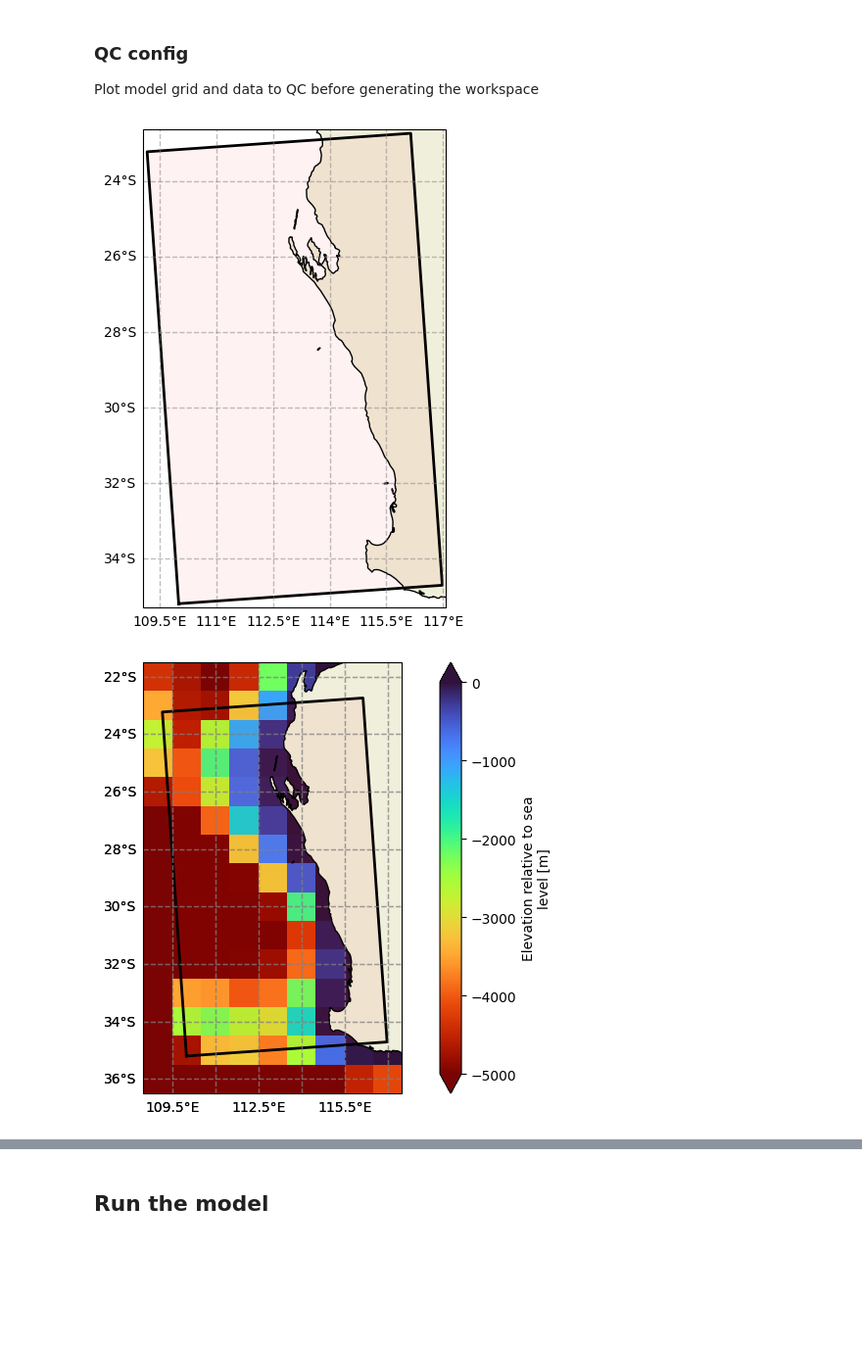
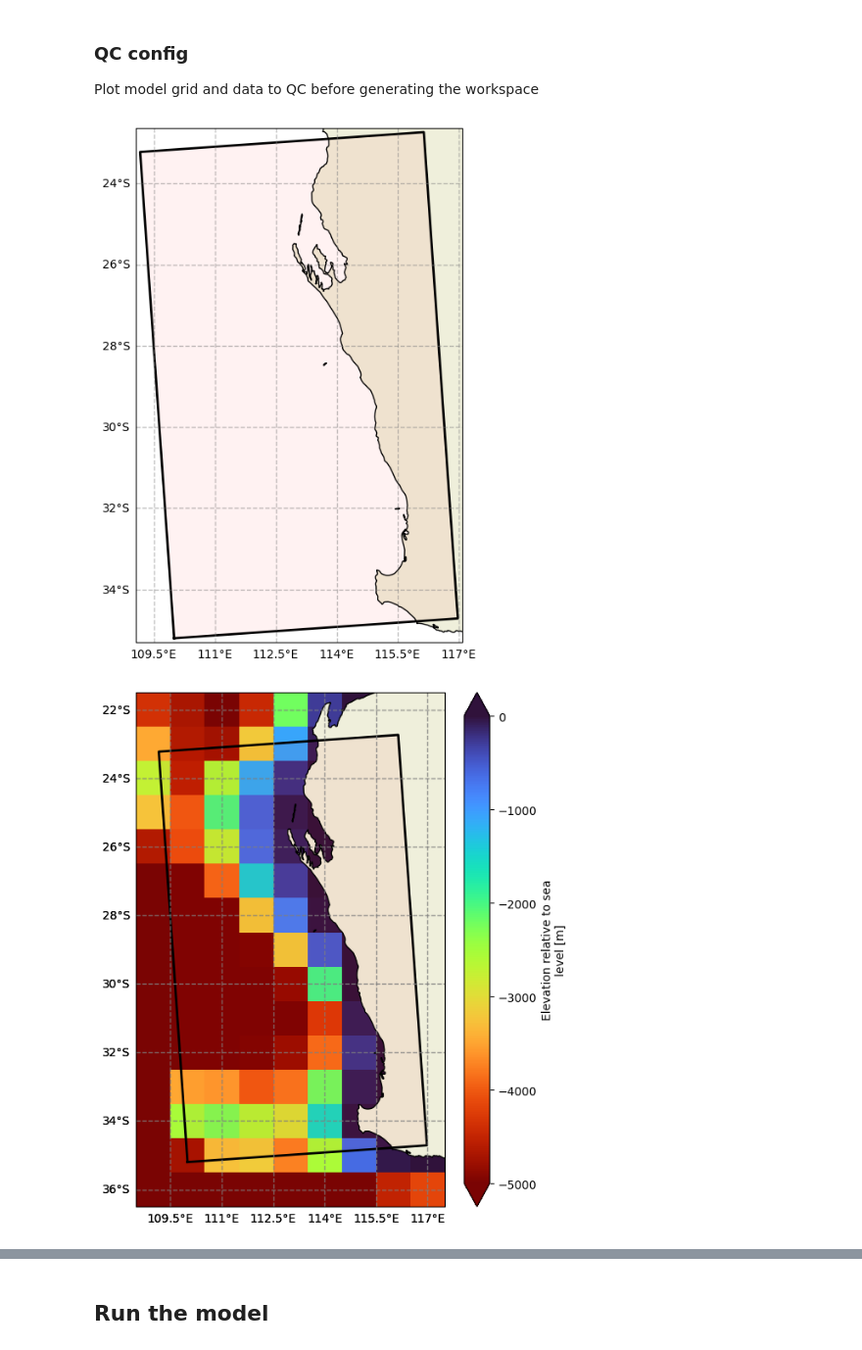
Before and after one commit to sppigot/rompy, a Jupyter notebook: notebooks/swan/example_declarative.ipynb, the cells around one changed output, grey strips where cells are left out. Shown at 98% size. Saved outputs shown, nothing was run; the diff lists cells and outputs as text; code cells hidden in the pictures; blank space fills up the shorter version.

Commit message:
Allow defining figure size in plot methods

```diff
--- a/notebooks/swan/example_declarative.ipynb
+++ b/notebooks/swan/example_declarative.ipynb
@@ -44,18 +44,18 @@ Plot model grid and data to QC before generating the workspace
 # %%
 # Model grid
 
-fig, ax = run.config.grid.plot()
+fig, ax = run.config.grid.plot(fscale=8)
 # %% [output]
-[figure, old version]
+[figure, new version]
 # %%
 # Model bathy
 
 bottom = run.config.inpgrid.bottom
 bottom._filter_grid(run.config.grid) # This isn't necessary since cropping is done by the SwanConfigComponents, it is just for plotting
-fig, ax = bottom.plot(param="elevation", vmin=-5000, vmax=0, cmap="turbo_r")
+fig, ax = bottom.plot(param="elevation", vmin=-5000, vmax=0, cmap="turbo_r", figsize=(6, 8))
 fig, ax = run.config.grid.plot(ax=ax)
 # %% [output]
-[figure, old version]
+[figure, new version]
 # %%
 # Model winds
 
```
Also changed, not shown: parts of 3 cells of this notebook, 3 other files.
